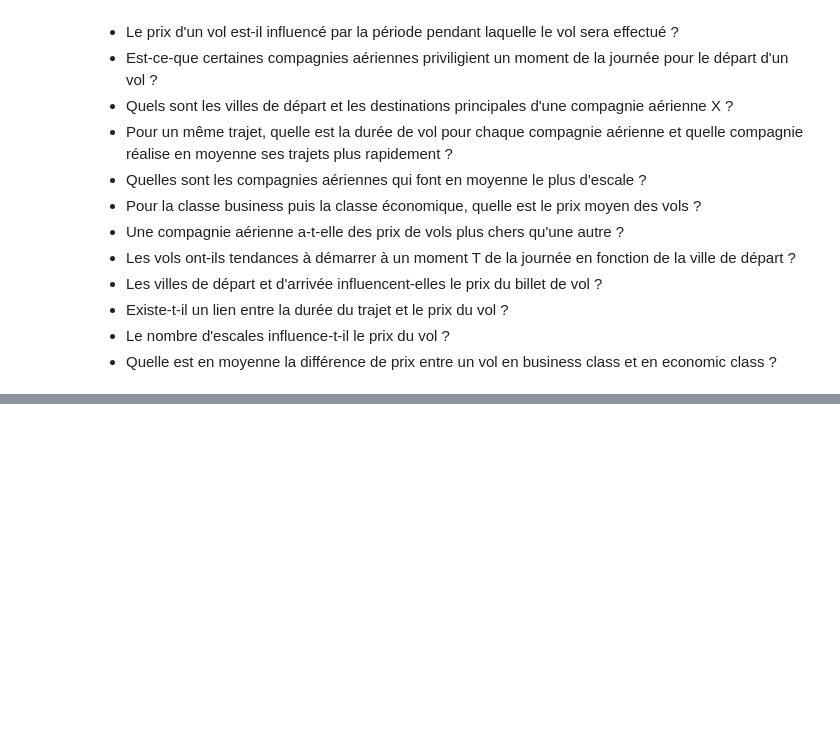
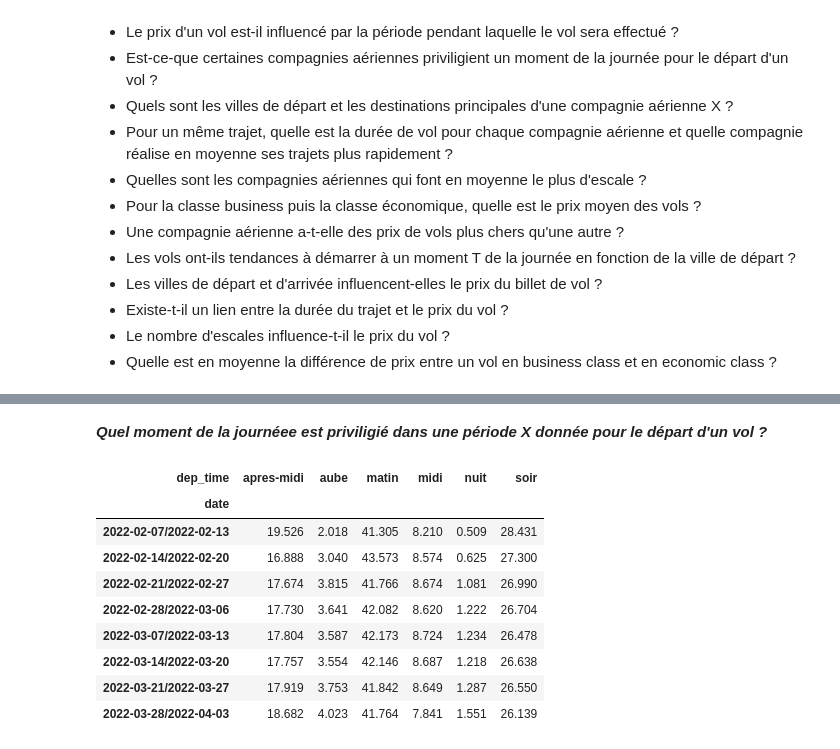
Before and after one commit to chanwinharold/Prevision_du_prix_des_vols, a Jupyter notebook: notebooks/02_exploratory_analysis.ipynb, the cells around one changed output, grey strips where cells are left out. Saved outputs shown, nothing was run; the diff lists cells and outputs as text; code cells hidden in the pictures; blank space fills up the shorter version.

```diff
--- a/notebooks/02_exploratory_analysis.ipynb
+++ b/notebooks/02_exploratory_analysis.ipynb
@@ -360,0 +387,16 @@ Avant de se lancer dans cette étape, commençons par exposer les questions auqu
+# %% [markdown]
+***Quel moment de la journéee est priviligié dans une période X donnée pour le départ d'un vol ?***
+# %%
+pivot_by_deptime = show_pivot_table("dep_time")
+pivot_by_deptime
+# %% [output]
+| dep_time | apres-midi | aube | matin | midi | nuit | soir |
+| date |  |  |  |  |  |  |
+| 2022-02-07/2022-02-13 | 19.526 | 2.018 | 41.305 | 8.210 | 0.509 | 28.431 |
+| 2022-02-14/2022-02-20 | 16.888 | 3.040 | 43.573 | 8.574 | 0.625 | 27.300 |
+| 2022-02-21/2022-02-27 | 17.674 | 3.815 | 41.766 | 8.674 | 1.081 | 26.990 |
+| 2022-02-28/2022-03-06 | 17.730 | 3.641 | 42.082 | 8.620 | 1.222 | 26.704 |
+| 2022-03-07/2022-03-13 | 17.804 | 3.587 | 42.173 | 8.724 | 1.234 | 26.478 |
+| 2022-03-14/2022-03-20 | 17.757 | 3.554 | 42.146 | 8.687 | 1.218 | 26.638 |
+| 2022-03-21/2022-03-27 | 17.919 | 3.753 | 41.842 | 8.649 | 1.287 | 26.550 |
+| 2022-03-28/2022-04-03 | 18.682 | 4.023 | 41.764 | 7.841 | 1.551 | 26.139 |
```
Also changed, not shown: parts of 13 cells of this notebook.
